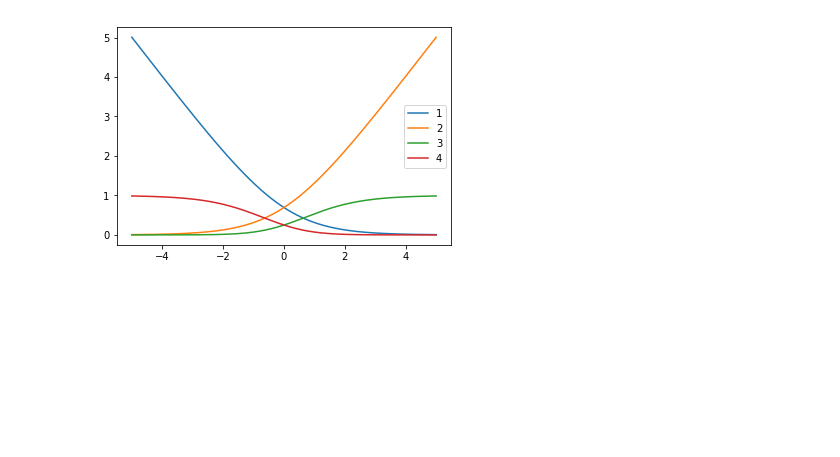
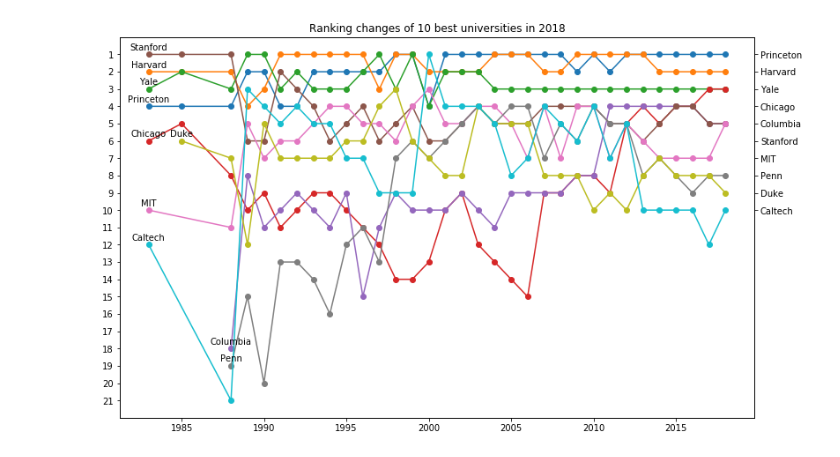
Before and after one commit to clover199/clover199.github.io, a Jupyter notebook: codes/ranking.ipynb, the cells around one changed output. Saved outputs shown, nothing was run; the diff lists cells and outputs as text; code cells hidden in the pictures; blank space fills up the shorter version.

Commit message:
ranking

```diff
--- a/codes/ranking.ipynb
+++ b/codes/ranking.ipynb
@@ -260,11 +263,18 @@ import matplotlib.pyplot as plt
-# %%
-x = np.linspace(-5,5,1000)
-plt.figure()
-plt.plot(x, np.log(1+np.exp(-x)), label="1")
-plt.plot(x, np.log(1+np.exp(x)), label="2")
-plt.plot(x, 1./(1+np.exp(-x))**2, label="3")
-plt.plot(x, 1./(1+np.exp(x))**2, label="4")
-plt.legend(loc='best')
-plt.show()
-# %% [output]
-[figure, removed]
+# %%
+fig = plt.figure(figsize=(10,6))
+ax = fig.add_axes([0,0,1,1])
+ax.set_title("Ranking changes of 10 best universities in 2018")
+ax.set_yticks(range(-1,-22,-1))
+ax.set_yticklabels(range(1,22,1))
+ax.set_ylim([-22,0])
+axl = ax.twinx()
+axl.set_yticks(range(-1,-11,-1))
+axl.set_yticklabels(together.index[:10])
+axl.set_ylim([-22,0])
+for univ in together.index[:10]:
+    temp = -together.loc[univ,:].dropna()
+    plt.plot(temp, '-o')
+    plt.text(temp.index[0], temp.iat[0]+0.25, univ, ha='center')
+plt.show()
+# %% [output]
+[figure, added]
```
Also changed, not shown: parts of 10 cells of this notebook, 4 other files.
